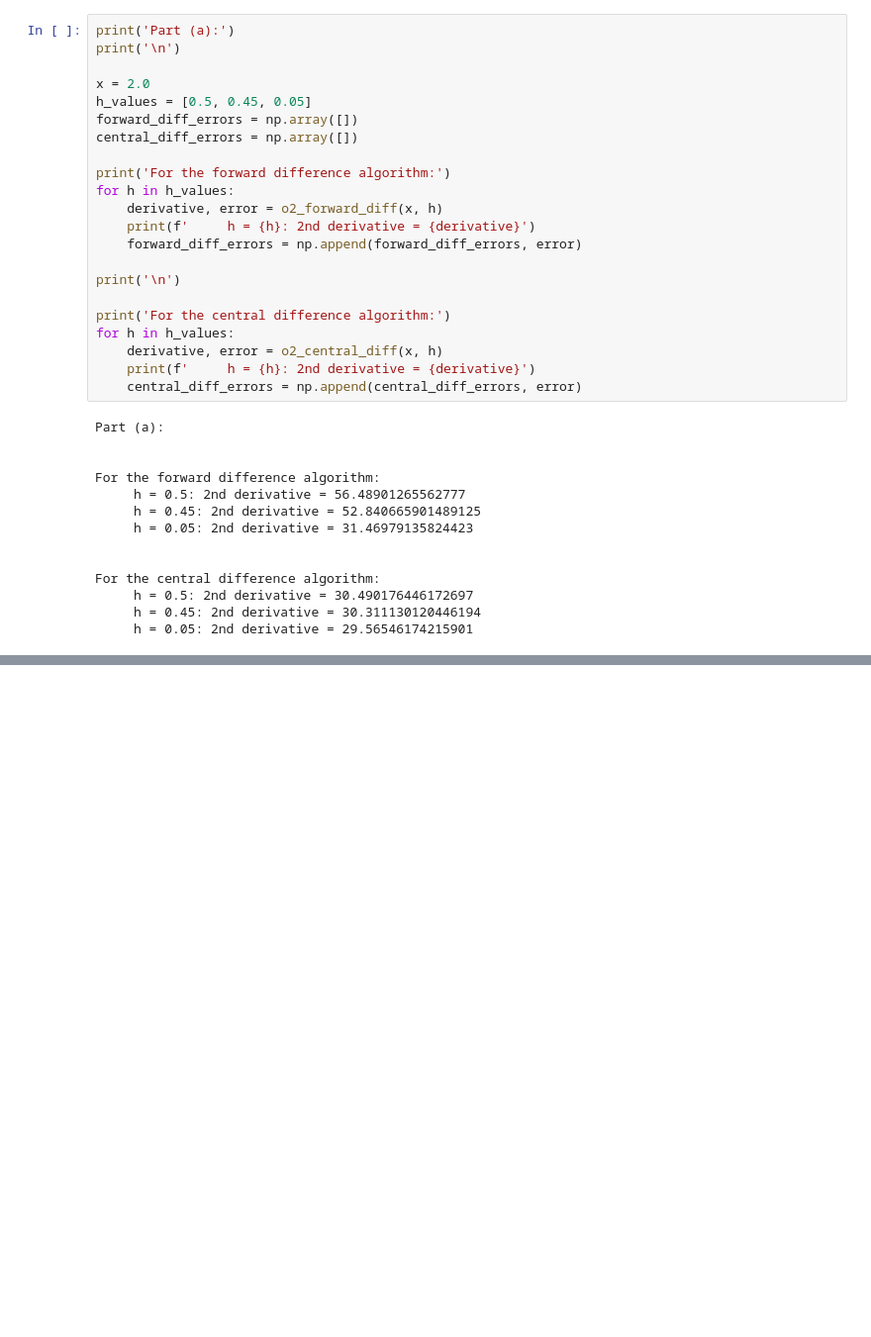
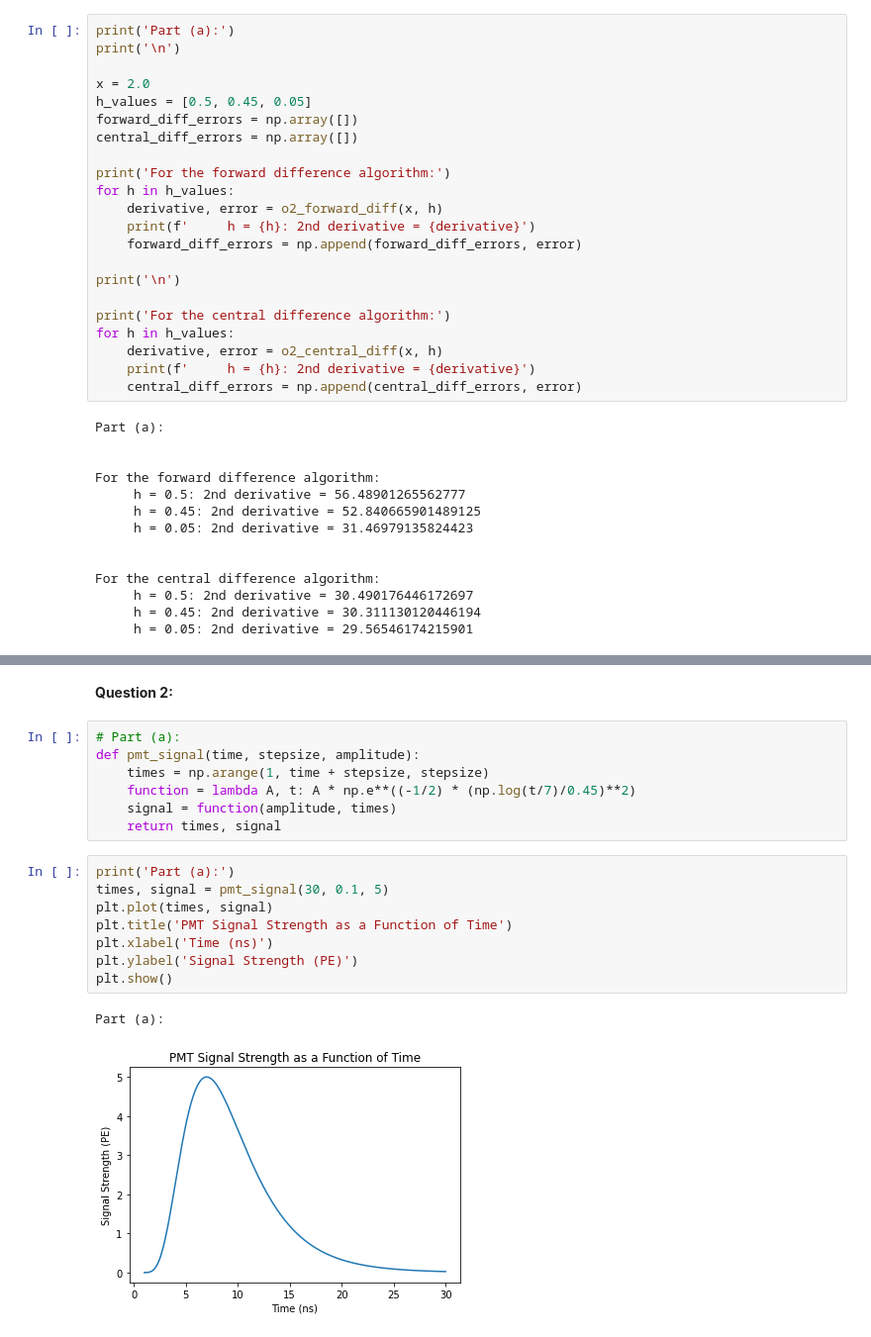
Before and after one commit to JSheare/Computational-Physics, a Jupyter notebook: Exercise Set 2.ipynb, the cells around one changed output, grey strips where cells are left out. Shown: that part at 99% size. Saved outputs shown, nothing was run; the diff lists cells and outputs as text; blank space fills up the shorter version.

```diff
--- a/Exercise Set 2.ipynb
+++ b/Exercise Set 2.ipynb
@@ -115,3 +117,23 @@ Applying this property to the expression,
     $$ = n$$
 <br/>
 Therefore, the slope of a log-log plot is just equal to the power law exponent.
+# %% [markdown]
+**Question 2:**
+# %%
+# Part (a):
+def pmt_signal(time, stepsize, amplitude):
+    times = np.arange(1, time + stepsize, stepsize)
+    function = lambda A, t: A * np.e**((-1/2) * (np.log(t/7)/0.45)**2)
+    signal = function(amplitude, times)
+    return times, signal
+# %%
+print('Part (a):')
+times, signal = pmt_signal(30, 0.1, 5)
+plt.plot(times, signal)
+plt.title('PMT Signal Strength as a Function of Time')
+plt.xlabel('Time (ns)')
+plt.ylabel('Signal Strength (PE)')
+plt.show()
+# %% [output]
+Part (a):
+[figure, added]
```
Also changed, not shown: parts of 6 cells of this notebook.
